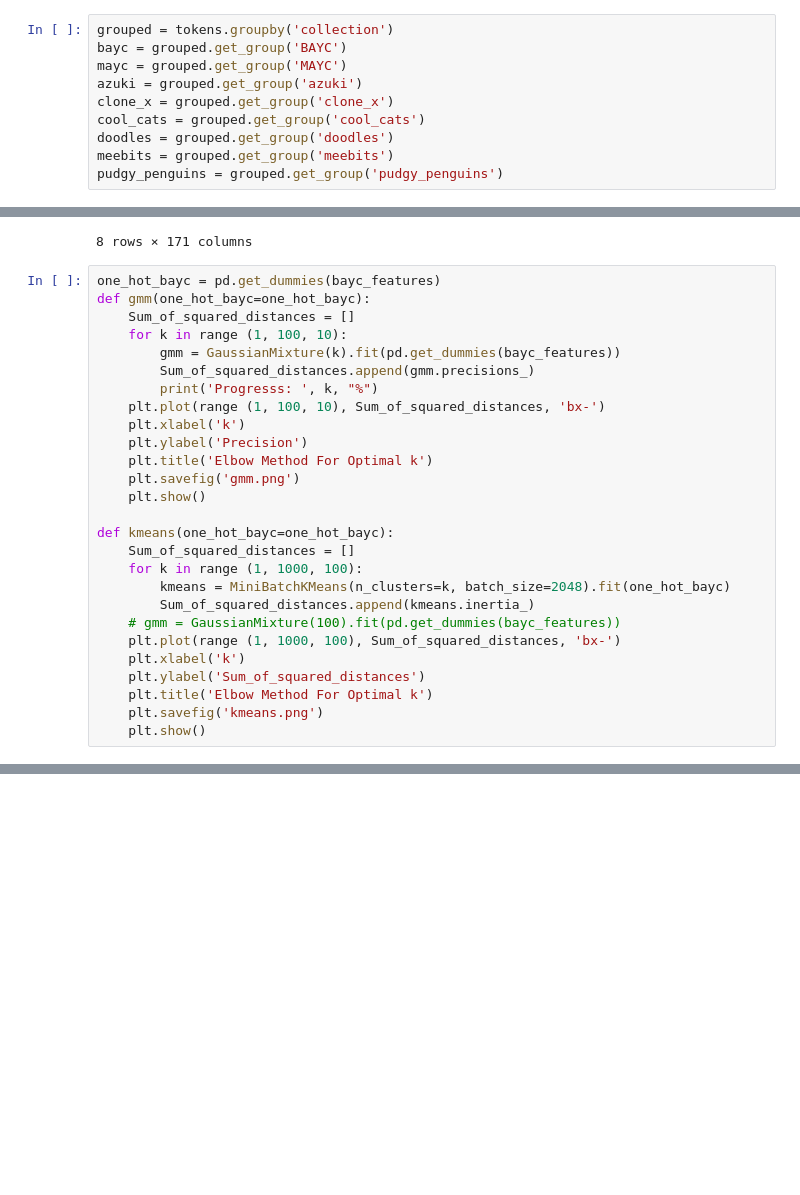
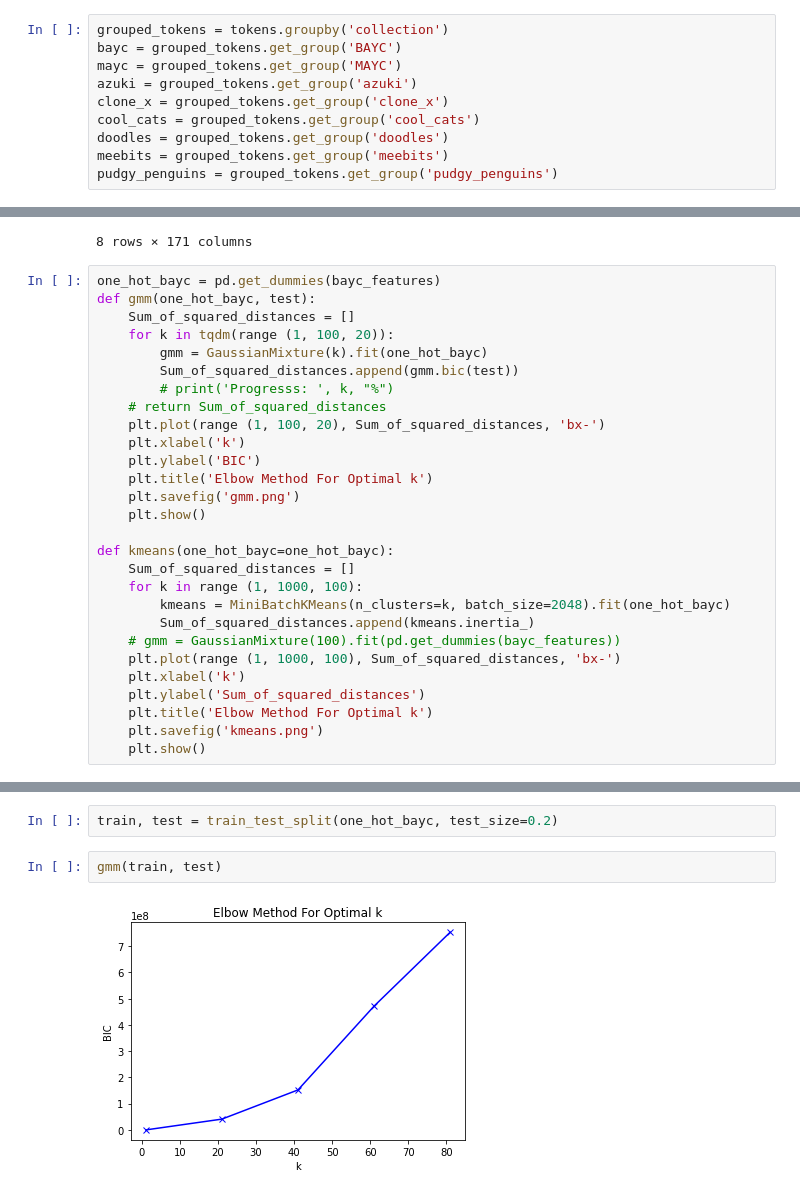
Before and after one commit to KostadinovK/Datathon-2022, a Jupyter notebook: Datathon_2022.ipynb, the cells around one changed output, grey strips where cells are left out. Cells and saved outputs as stored; diff of their text form; blank space fills up the shorter version.

```diff
--- a/Datathon_2022.ipynb
+++ b/Datathon_2022.ipynb
@@ -39,12 +44,12 @@ meebits           20000
 pudgy_penguins     8888
 Name: token_id, dtype: int64
 # %%
-grouped = tokens.groupby('collection')
-bayc = grouped.get_group('BAYC')
-mayc = grouped.get_group('MAYC')
-azuki = grouped.get_group('azuki')
-clone_x = grouped.get_group('clone_x')
-cool_cats = grouped.get_group('cool_cats')
-doodles = grouped.get_group('doodles')
-meebits = grouped.get_group('meebits')
-pudgy_penguins = grouped.get_group('pudgy_penguins')
+grouped_tokens = tokens.groupby('collection')
+bayc = grouped_tokens.get_group('BAYC')
+mayc = grouped_tokens.get_group('MAYC')
+azuki = grouped_tokens.get_group('azuki')
+clone_x = grouped_tokens.get_group('clone_x')
+cool_cats = grouped_tokens.get_group('cool_cats')
+doodles = grouped_tokens.get_group('doodles')
+meebits = grouped_tokens.get_group('meebits')
+pudgy_penguins = grouped_tokens.get_group('pudgy_penguins')
@@ -153,15 +172,16 @@ pd.get_dummies(bayc_features).describe()
 8 rows × 171 columns
 # %%
 one_hot_bayc = pd.get_dummies(bayc_features)
-def gmm(one_hot_bayc=one_hot_bayc):
+def gmm(one_hot_bayc, test):
     Sum_of_squared_distances = []
-    for k in range (1, 100, 10):
-        gmm = GaussianMixture(k).fit(pd.get_dummies(bayc_features))
-        Sum_of_squared_distances.append(gmm.precisions_)
-        print('Progresss: ', k, "%")
-    plt.plot(range (1, 100, 10), Sum_of_squared_distances, 'bx-')
+    for k in tqdm(range (1, 100, 20)):
+        gmm = GaussianMixture(k).fit(one_hot_bayc)
+        Sum_of_squared_distances.append(gmm.bic(test))
+        # print('Progresss: ', k, "%")
+    # return Sum_of_squared_distances
+    plt.plot(range (1, 100, 20), Sum_of_squared_distances, 'bx-')
     plt.xlabel('k')
-    plt.ylabel('Precision')
+    plt.ylabel('BIC')
     plt.title('Elbow Method For Optimal k')
     plt.savefig('gmm.png')
     plt.show()
@@ -200,0 +217,6 @@ ValueError: x and y must have same first dimension, but have shapes (20,) and (1
+# %%
+train, test = train_test_split(one_hot_bayc, test_size=0.2)
+# %%
+gmm(train, test)
+# %% [output]
+[figure, added]
```
Also changed, not shown: parts of 14 cells of this notebook.
